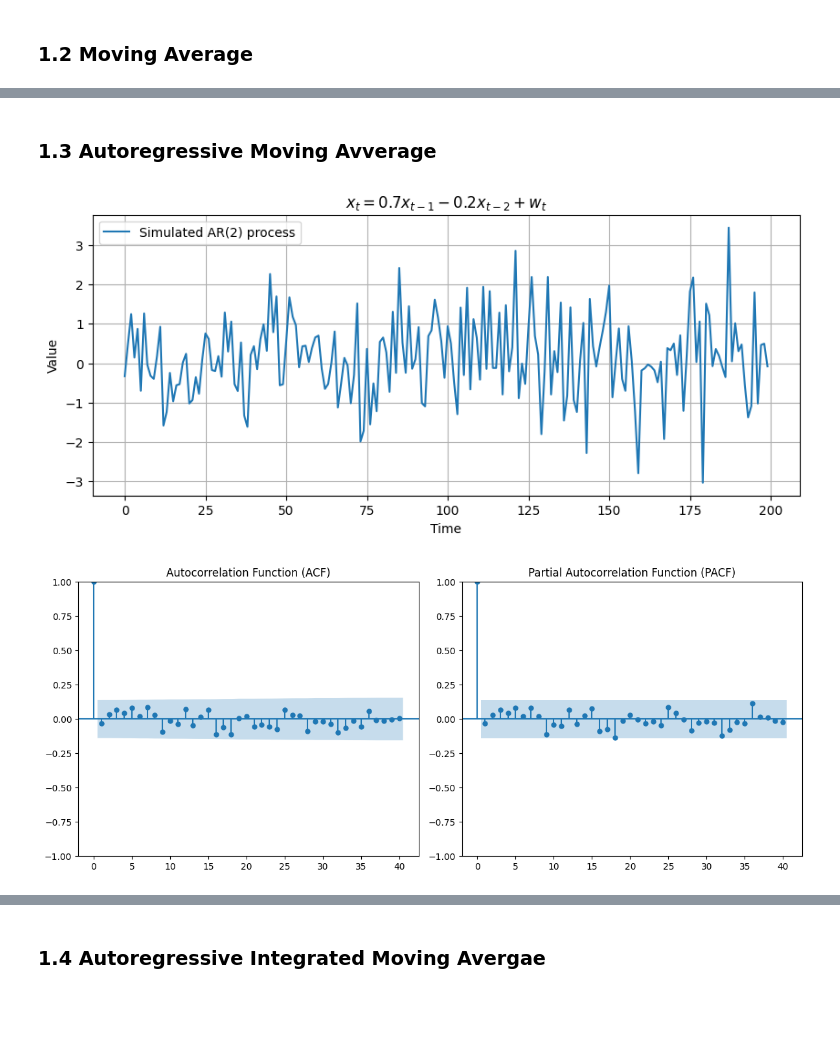
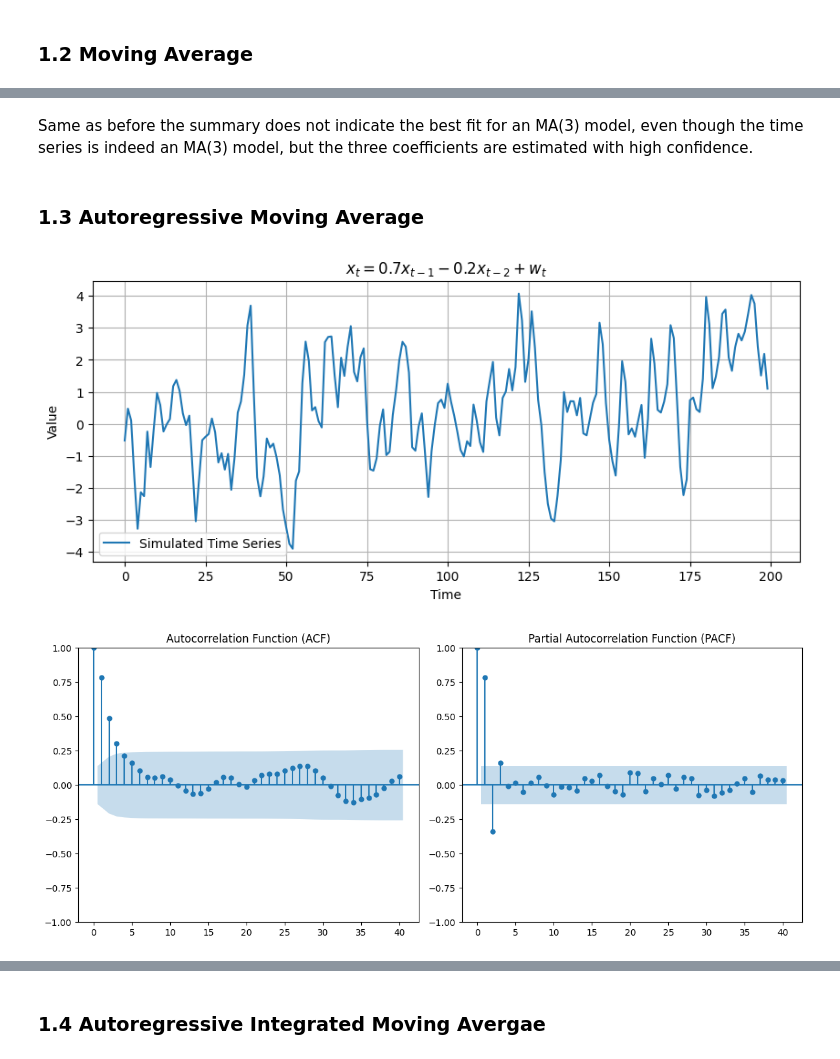
Before and after one commit to V8-Luky/time, a Jupyter notebook: notebooks/04_Exercise.ipynb, the cells around one changed output, grey strips where cells are left out. Cells and saved outputs as stored; diff of their text form; code cells hidden in the pictures; blank space fills up the shorter version.

```diff
--- a/notebooks/04_Exercise.ipynb
+++ b/notebooks/04_Exercise.ipynb
@@ -92,28 +185,29 @@ plot_acf_and_pacf(x)
+# %% [markdown]
+Same as before the summary does not indicate the best fit for an MA(3) model, even though the time series is indeed an MA(3) model, but the three coefficients are estimated with high confidence.
 # %% [markdown]
-### 1.3 Autoregressive Moving Avverage
+### 1.3 Autoregressive Moving Average
 # %%
-# AR(2) process coefficients
-ar = np.array([1, -0.7, 0.2])
-ma = np.array([1, -0.7, 0.2])
+ar = np.array([1, -0.6])
+ma = np.array([1, 0.5])
 
 # Create ARMA process
 arma_process = ArmaProcess(ar, ma)
 
 # Generate sample
-x = arma_process.generate_sample(nsample=200)
+x_arma = arma_process.generate_sample(nsample=200)
 
 # Plot
 plt.figure(figsize=(10, 4))
-plt.plot(x, label='Simulated ARMA(2) process')
+plt.plot(x_arma, label='Simulated Time Series')
 plt.title(r'$x_t = 0.7x_{t-1} - 0.2x_{t-2} + w_t$')
 plt.xlabel('Time')
 plt.ylabel('Value')
 plt.legend()
 plt.grid(True)
 plt.show()
 # %% [output]
-[figure, old version]
+[figure, new version]
 # %%
-plot_acf_and_pacf(x)
+plot_acf_and_pacf(x_arma)
 # %% [output]
-[figure, old version]
+[figure, new version]
```
Also changed, not shown: parts of 58 cells of this notebook.
